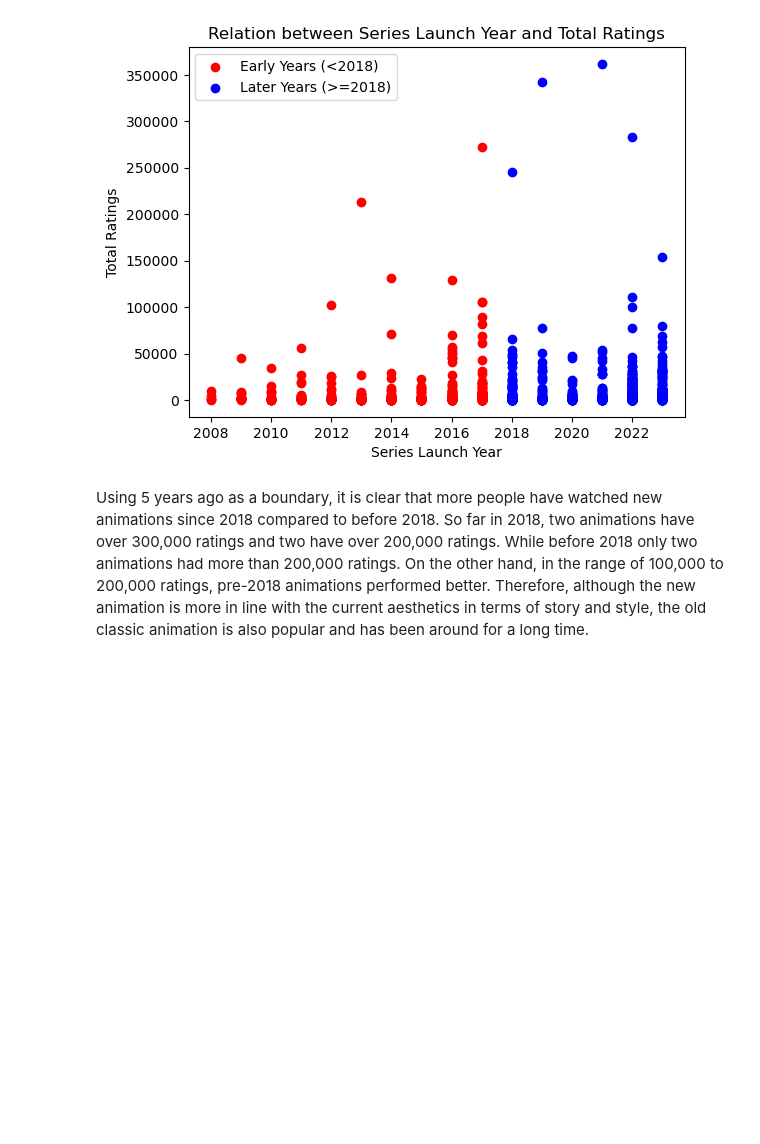
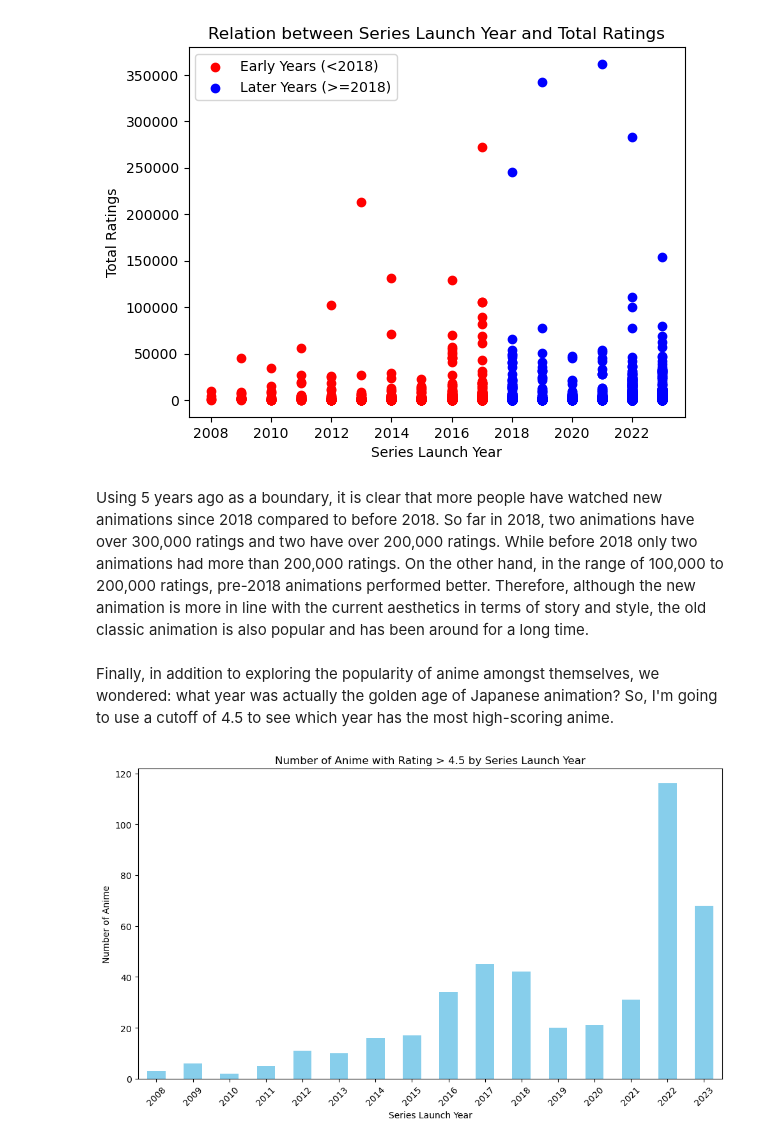
Before and after one commit to FlyingCitroen/Collecting-Data-Lab, a Jupyter notebook: Assignment A3/Assignment A3.ipynb, the cells around one changed output. Saved outputs shown, nothing was run; the diff lists cells and outputs as text; code cells hidden in the pictures; blank space fills up the shorter version.

```diff
--- a/Assignment A3/Assignment A3.ipynb
+++ b/Assignment A3/Assignment A3.ipynb
@@ -107,3 +119,32 @@ plt.show()
 Using 5 years ago as a boundary, it is clear that more people have watched new animations since 2018 compared to before 2018.
 So far in 2018, two animations have over 300,000 ratings and two have over 200,000 ratings. While before 2018 only two animations had more than 200,000 ratings. On the other hand, in the range of 100,000 to 200,000 ratings, pre-2018 animations performed better.
 Therefore, although the new animation is more in line with the current aesthetics in terms of story and style, the old classic animation is also popular and has been around for a long time.
+# %% [markdown]
+Finally, in addition to exploring the popularity of anime amongst themselves, we wondered: what year was actually the golden age of Japanese animation?
+So, I'm going to use a cutoff of 4.5 to see which year has the most high-scoring anime.
+# %%
+rating_threshold = 4.5
+
+high_rated_anime = anime_df[anime_df['average'] > rating_threshold]
+high_rated_by_year = high_rated_anime.groupby('series_launch_year').size()
+
+years_with_high_rating = high_rated_by_year.index.tolist()
+
+all_years = pd.Series(index=range(anime_df['series_launch_year'].min(), anime_df['series_launch_year'].max() + 1))
+all_years.fillna(0, inplace=True)
+
+all_years.update(high_rated_by_year)
+
+plt.figure(figsize=(10, 6))
+all_years.plot(kind='bar', color='skyblue')
+
+plt.title('Number of Anime with Rating > 4.5 by Series Launch Year')
+plt.xlabel('Series Launch Year')
+plt.ylabel('Number of Anime')
+
+plt.xticks(rotation=45)
+
+plt.tight_layout()
+plt.show()
+# %% [output]
+[figure, added]
```
Also changed, not shown: parts of 19 cells of this notebook.
